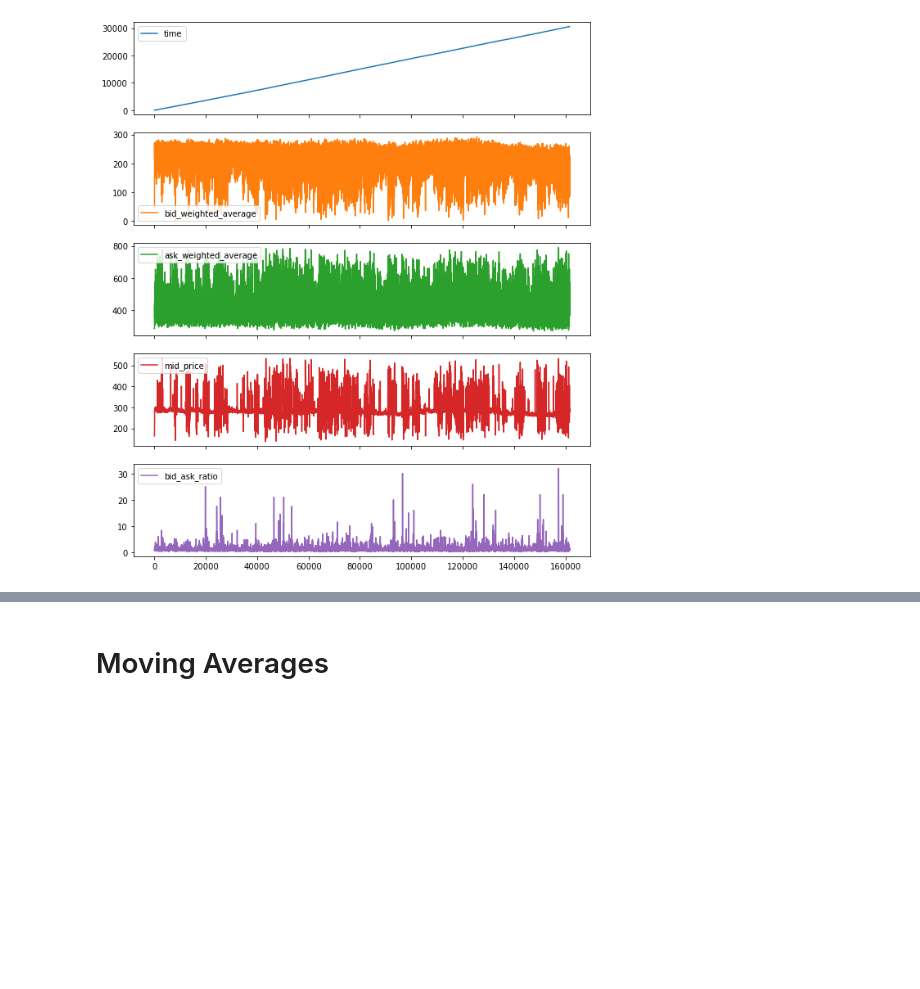
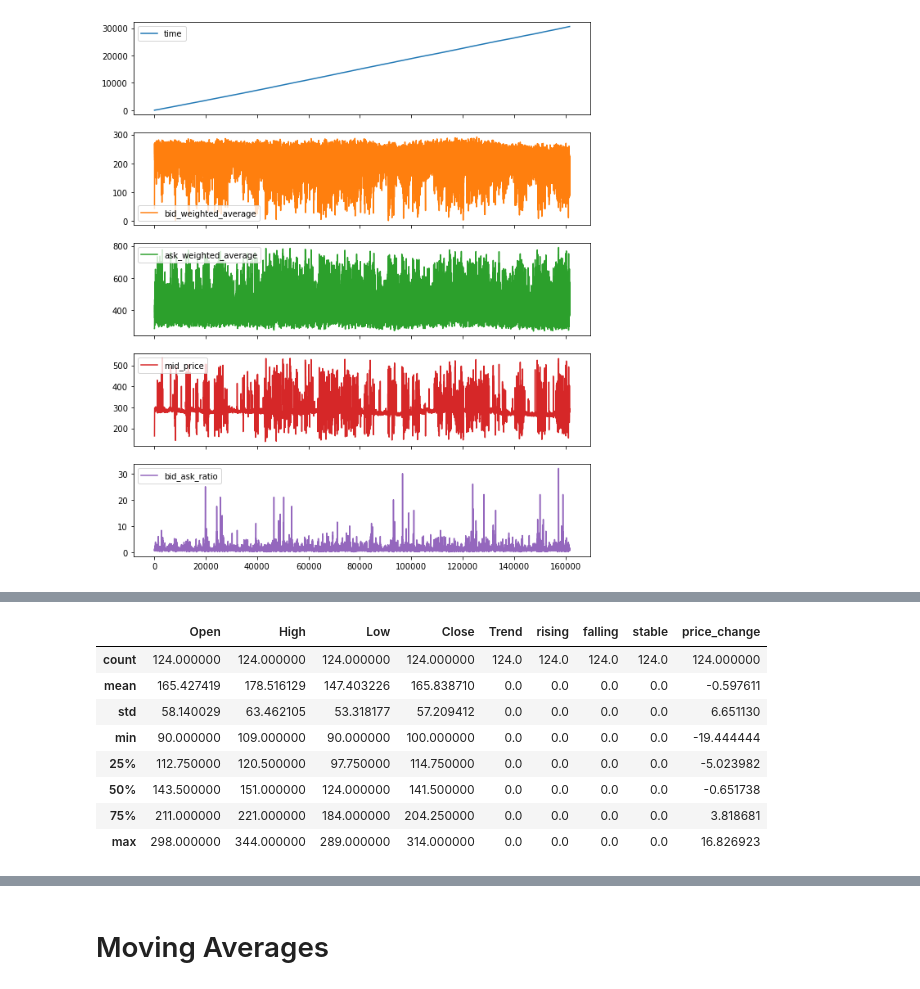
Before and after one commit to YifaNNW/Mini-Project, a Jupyter notebook: MiniProject.ipynb, the cells around one changed output, grey strips where cells are left out. Saved outputs shown, nothing was run; the diff lists cells and outputs as text; code cells hidden in the pictures; blank space fills up the shorter version.

```diff
--- a/MiniProject.ipynb
+++ b/MiniProject.ipynb
@@ -170,0 +174,23 @@ fig.show()
+# %%
+# create new column vectors for categories
+ohlc['Trend'] = 0
+ohlc['rising'] = 0
+ohlc['falling'] = 0
+ohlc['stable'] = 0
+
+# create new column for price changes
+ohlc['price_change'] = 0
+for i in range(1,np.shape(ohlc)[0]):
+    ohlc.loc[i,'price_change'] = ((ohlc.iloc[i,4] - ohlc.iloc[i-1,4]) / ohlc.iloc[i-1,4]) * 100
+
+ohlc.describe()
+# %% [output]
+|  | Open | High | Low | Close | Trend | rising | falling | stable | price_change |
+| count | 124.000000 | 124.000000 | 124.000000 | 124.000000 | 124.0 | 124.0 | 124.0 | 124.0 | 124.000000 |
+| mean | 165.427419 | 178.516129 | 147.403226 | 165.838710 | 0.0 | 0.0 | 0.0 | 0.0 | -0.597611 |
+| std | 58.140029 | 63.462105 | 53.318177 | 57.209412 | 0.0 | 0.0 | 0.0 | 0.0 | 6.651130 |
+| min | 90.000000 | 109.000000 | 90.000000 | 100.000000 | 0.0 | 0.0 | 0.0 | 0.0 | -19.444444 |
+| 25% | 112.750000 | 120.500000 | 97.750000 | 114.750000 | 0.0 | 0.0 | 0.0 | 0.0 | -5.023982 |
+| 50% | 143.500000 | 151.000000 | 124.000000 | 141.500000 | 0.0 | 0.0 | 0.0 | 0.0 | -0.651738 |
+| 75% | 211.000000 | 221.000000 | 184.000000 | 204.250000 | 0.0 | 0.0 | 0.0 | 0.0 | 3.818681 |
+| max | 298.000000 | 344.000000 | 289.000000 | 314.000000 | 0.0 | 0.0 | 0.0 | 0.0 | 16.826923 |
```
Also changed, not shown: parts of 32 cells of this notebook.
